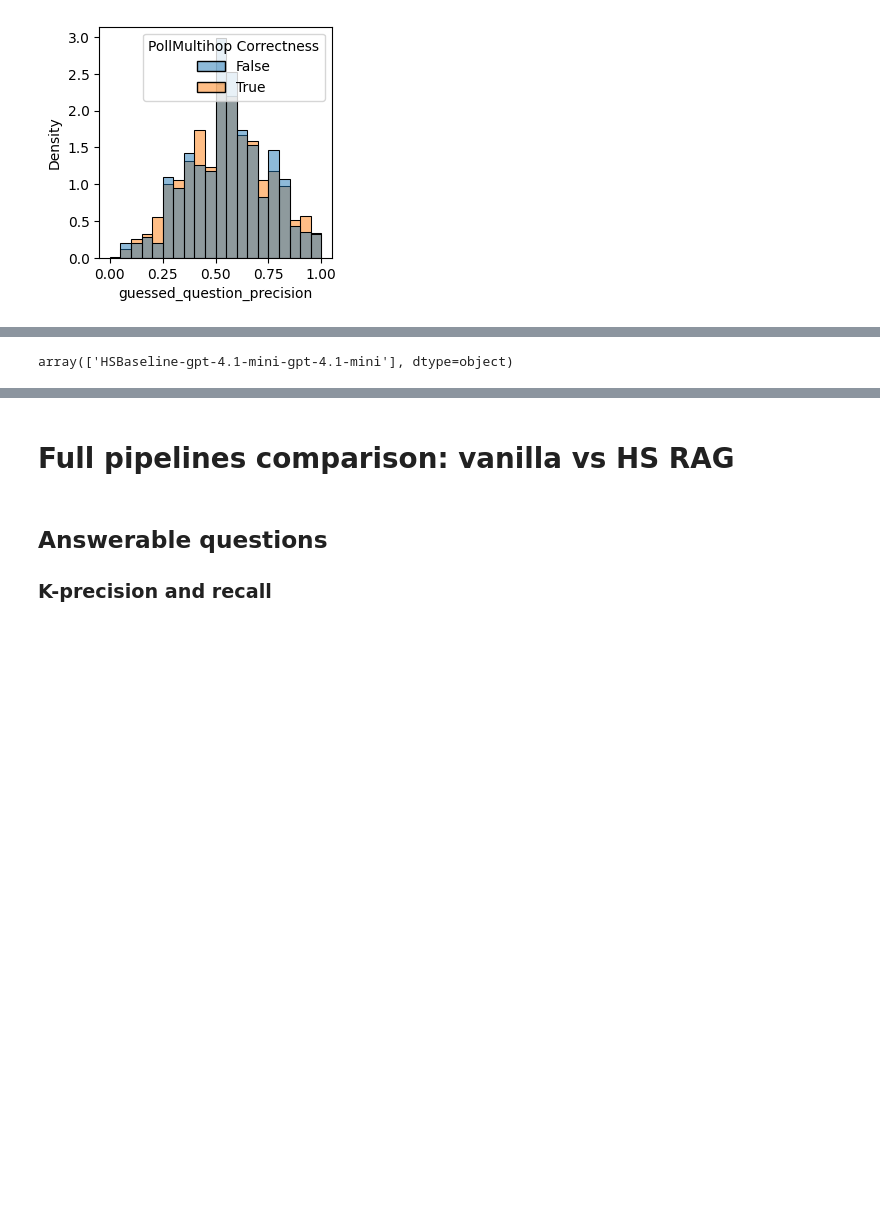
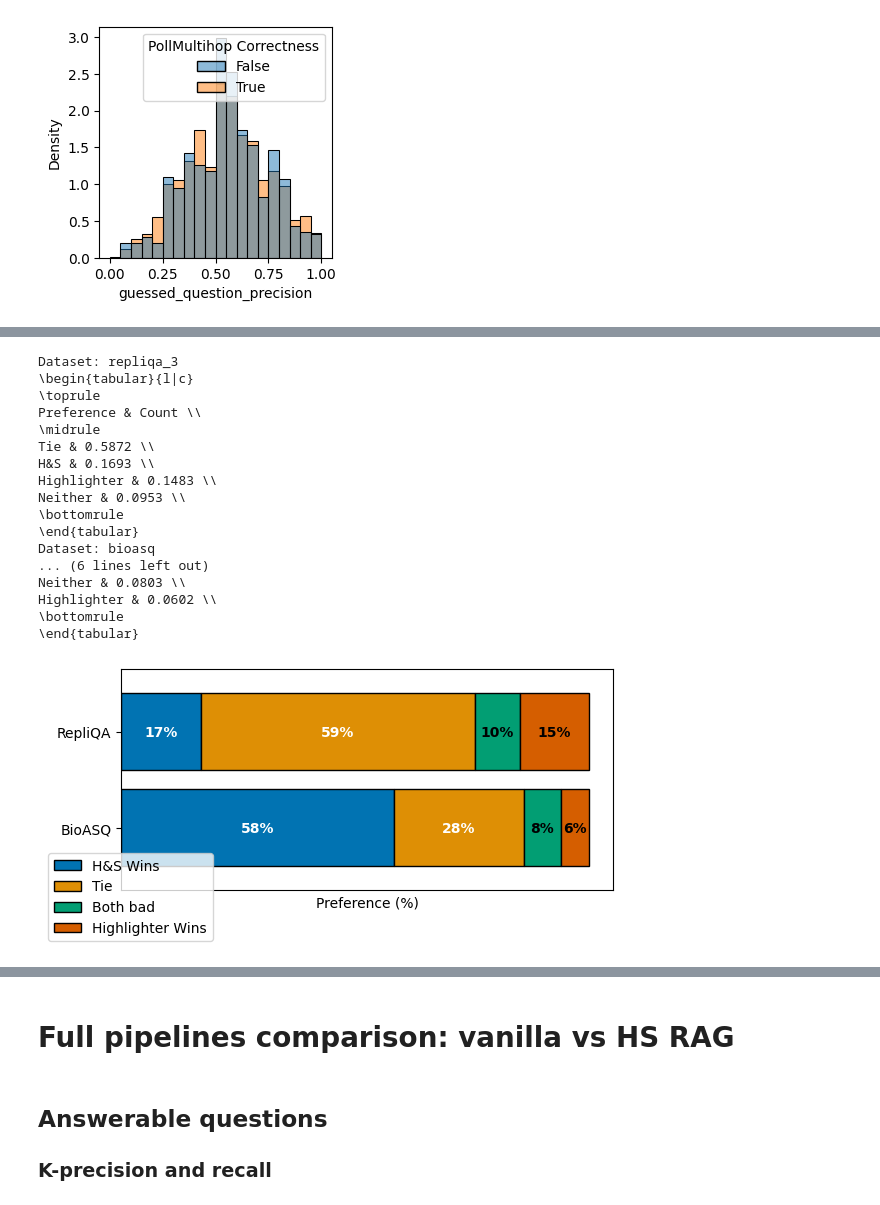
Before and after one commit to microsoft/highlight-summarize, a Jupyter notebook: reproduce/data-analysis.ipynb, the cells around one changed output, grey strips where cells are left out. Drawn from its saved outputs; the diff is of its cells as text; code cells hidden in the pictures; blank space fills up the shorter version.

```diff
--- a/reproduce/data-analysis.ipynb
+++ b/reproduce/data-analysis.ipynb
@@ -17,6 +17,8 @@ from highlight_summarize.utils import NOANSWER_PRED
 from run_experiments import load_all_results, PIPELINE_MAP
 # %%
 RESULTS_DIR = "results/"
+PALETTE = sns.color_palette("colorblind")
+sns.set_palette(PALETTE)
 
 PRETTY_NAMES = {
     "hs": "H&S",
@@ -222,7 +194,7 @@ df["passage_is_superset"] = df.apply(
     axis=1
 )
 df["passage_matches_highlighted"] = df.apply(
-    lambda x: x["highlighter_extracted"] == x["long_answer"] if pd.notnull(x["highlighter_extracted"]) else False,
+    lambda x: x["highlighter_extracted"].strip() == x["long_answer"].strip() if pd.notnull(x["highlighter_extracted"]) else False,
     axis=1
 )
 df_analysis = df.groupby("run_id").apply(
@@ -462,29 +367,13 @@ H\&S BERT Extractor (RepliQA) & 0.61 & 0.50 \\
 # %%
-fig, axes = plt.subplots(1, 2, figsize=(9, 4), sharey=True)
-pipeline = "HSBaseline-gpt-4.1-mini-gpt-4.1-mini"
-
 to_cat = []
-for ax, dataset_name in zip(axes, ["repliqa_3", "bioasq"]):
-    ax.set_title(PRETTY_NAMES[dataset_name])
+for dataset_name in ["repliqa_3", "bioasq"]:
     dataset_folder = f"{RESULTS_DIR}/{dataset_name}/"
     for fname in os.listdir(dataset_folder):
-        if not pipeline in fname:
-            continue
         if not fname.endswith("highlighter_vs_hs.jsonl"):
             continue
         df = pd.read_json(os.path.join(dataset_folder, fname), lines=True)
-        df.preference = df.preference.map(lambda x: PRETTY_NAMES.get(x, x))
+        df["preference"] = df.preference.map(lambda x: PRETTY_NAMES.get(x, x))
 
-        sns.histplot(
-            data=df,
-            x="preference",
-            # hue="pipeline",
-            stat="percent",
-            bins=30,
-            alpha=1,
-            legend=False,
-            ax=ax,
-        )
         # As a latex table.
         print(f"Dataset: {dataset_name}")
         print("\\begin{tabular}{l|c}")
@@ -497,46 +386,58 @@ for ax, dataset_name in zip(axes, ["repliqa_3", "bioasq"]):
         print("\\bottomrule")
         print("\\end{tabular}")
 
-    if ax == axes[0]:
-        ax.set_ylabel("Preference (%)")
-    else:
-        ax.set_ylabel("")
-    ax.set_xlabel("")
+    df["dataset_name"] = dataset_name
     to_cat.append(df)
 
 df = pd.concat(to_cat, ignore_index=True)
 df_analysis = df.groupby("dataset_name").apply(
     lambda x: pd.Series({
         "H&S Wins": (x.preference == "H&S").mean(),
-        "Tie": ((x.preference == "Tie") | (x.preference == "Neither")).mean(),
+        "Tie": ((x.preference == "Tie")).mean(),
+        "Both bad": (x.preference == "Neither").mean(),
         "Highlighter Wins": (x.preference == "Highlighter").mean(),
     })
 ).reset_index()
 
 df_analysis["dataset_name"] = df_analysis["dataset_name"].map(PRETTY_NAMES)
-plot_data = df_analysis.set_index("dataset_name")[["H&S Wins", "Tie", "Highlighter Wins"]]
+plot_data = df_analysis.set_index("dataset_name")[["H&S Wins", "Tie", "Both bad", "Highlighter Wins"]]
 ax = plot_data.plot(
     kind="barh",
     stacked=True,
     width=0.8,
     edgecolor="black",
     figsize=(6, 3),
 )
 plt.xlabel("Preference (%)")
 plt.ylabel("")
 plt.xticks([])
-plt.legend(bbox_to_anchor=(-0.01, 0))
+plt.legend(bbox_to_anchor=(0.2, 0.2))
 plt.tight_layout()
 
 # Add % labels to each bar segment
 for i, (idx, row) in enumerate(plot_data.iterrows()):
     left = 0
     for col in plot_data.columns:
         value = row[col]
         if value > 0.01:  # Only label if >1%
             ax.text(left + value / 2, i, f"{value*100:.0f}%", va='center', ha='center', color="white" if value > 0.15 else "black", fontsize=10, fontweight="bold")
         left += value
+# %% [output]
+Dataset: repliqa_3
+\begin{tabular}{l|c}
+\toprule
+Preference & Count \\
+\midrule
+Tie & 0.5872 \\
+H&S & 0.1693 \\
+Highlighter & 0.1483 \\
+Neither & 0.0953 \\
+\bottomrule
+\end{tabular}
+Dataset: bioasq
+... (6 lines left out)
+Neither & 0.0803 \\
+Highlighter & 0.0602 \\
+\bottomrule
+\end{tabular}
+[figure, added]
-# %%
-df.pipeline.unique()
-# %% [output]
-array(['HSBaseline-gpt-4.1-mini-gpt-4.1-mini'], dtype=object)
```
Also changed, not shown: parts of 32 cells of this notebook, 1 other file.
